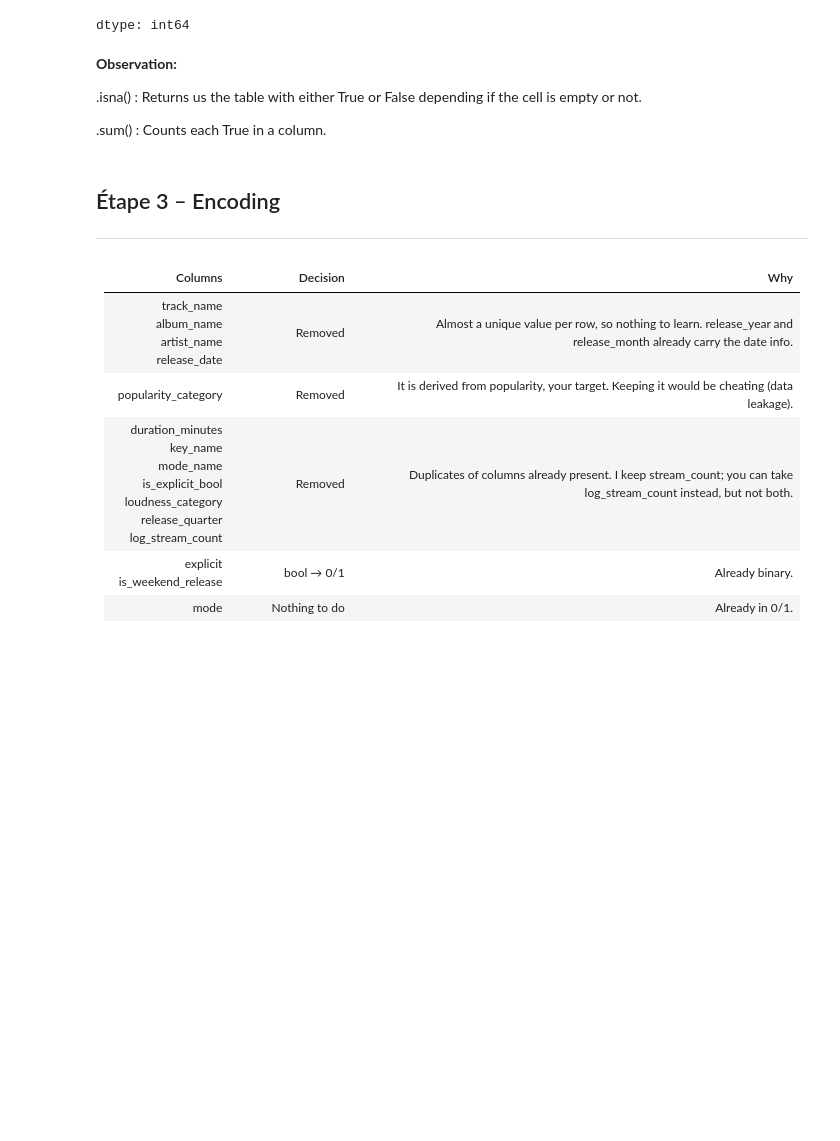
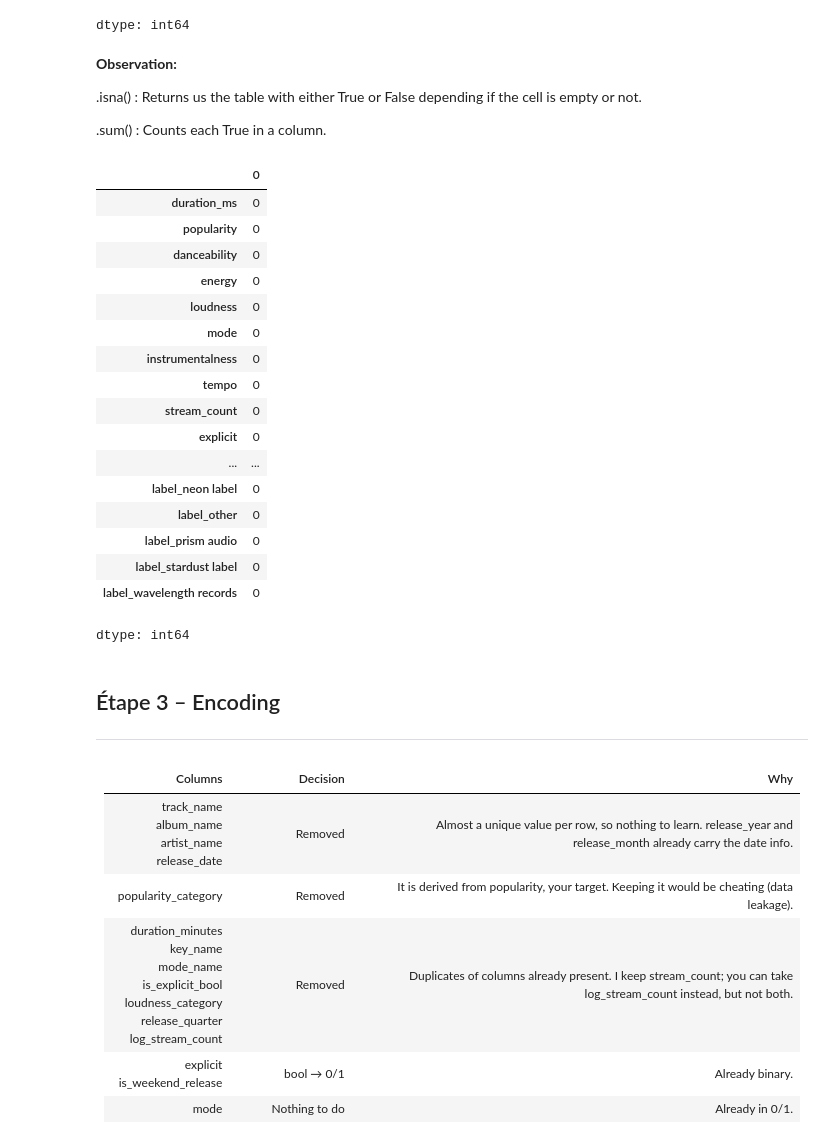
Before and after one commit to Adrien-Rouillon/Machine-learning---SpotifyDB, a Jupyter notebook: Notebooks/Delivrable2.ipynb, the cells around one changed output. Saved outputs shown, nothing was run; the diff lists cells and outputs as text; code cells hidden in the pictures; blank space fills up the shorter version.

```diff
--- a/Notebooks/Delivrable2.ipynb
+++ b/Notebooks/Delivrable2.ipynb
@@ -157,6 +157,38 @@ dtype: int64
 .isna() : Returns us the table with either True or False depending if the cell is empty or not.
 
 .sum() : Counts each True in a column.
+# %%
+# Filling the missing value with the median.
+df = df.fillna(df['duration_ms'].median())
+
+# Droping value that didn't have popularity value.
+df = df.dropna(subset=['popularity'])
+
+# Droping values unknow from danceability.
+df = df[pd.to_numeric(df['danceability'], errors='coerce').notna()]
+
+
+# TODO 3
+df.isna().sum()
+# %% [output]
+|  | 0 |
+| duration_ms | 0 |
+| popularity | 0 |
+| danceability | 0 |
+| energy | 0 |
+| loudness | 0 |
+| mode | 0 |
+| instrumentalness | 0 |
+| tempo | 0 |
+| stream_count | 0 |
+| explicit | 0 |
+| ... | ... |
+| label_neon label | 0 |
+| label_other | 0 |
+| label_prism audio | 0 |
+| label_stardust label | 0 |
+| label_wavelength records | 0 |
+dtype: int64
 # %% [markdown]
 ## Étape 3 – Encoding
 
```
Also changed, not shown: parts of 16 cells of this notebook.
